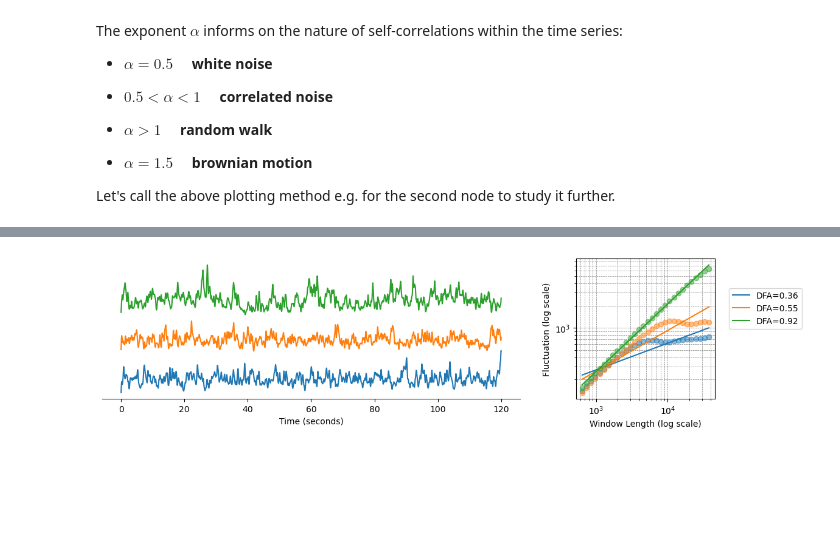
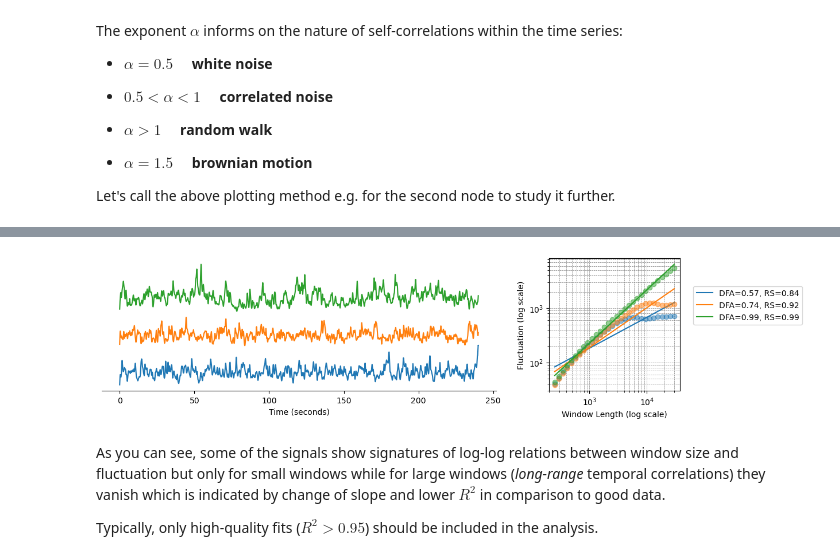
Before and after one commit to palvalab/crocopy, a Jupyter notebook: tutorials/analysis_criticality.ipynb, the cells around one changed output, grey strips where cells are left out. Cells and saved outputs as stored; diff of their text form; code cells hidden in the pictures; blank space fills up the shorter version.

```diff
--- a/tutorials/analysis_criticality.ipynb
+++ b/tutorials/analysis_criticality.ipynb
@@ -30,8 +32,8 @@ data_broadband, data_labels, data_info = load_example_data(max_time=300)
 # %%
-data_filt = crosspy.preprocessing.signal.filter_data(data_broadband, sfreq=data_info['sfreq'], frequency=7.8, omega=5.0, n_jobs='cuda')
+data_filt = crosspy.preprocessing.signal.filter_data(data_broadband, sfreq=data_obj_ec.info['sfreq'], frequency=10.0, omega=5.0, n_jobs='cuda')
 data_envelope = np.abs(data_filt)
 # %%
-samples_per_cycle = data_info['sfreq']/7.8
+samples_per_cycle = data_obj_ec.info['sfreq']/10.0
 
 window_lengths = np.geomspace(int(10*samples_per_cycle), data_envelope.shape[-1]//4, 30)
 dfa_res = crosspy.observables.criticality.lrtc.compute_dfa(data_envelope, window_lengths, method='fft')
@@ -40,7 +42,7 @@ We can now utilize the fluctuation function <span style="color:#85C1E9">fluct</s
 
 We plot fluctuation function <span style="color:#85C1E9">fluct</span> as a function of our earlier generated <span style="color:#85C1E9">window_lengths</span> and set logarithmic axes. Additionally we add a trendline to the plot.
 # %%
-def plot_DFA_fluctuation(window_lengths, fluct, nodes_list=list(), ax=None):
+def plot_DFA_fluctuation(window_lengths, fluct, nodes_list=list(), ax=None, r_squared=None):
     #selecting the row corresponding to the node_number of interest
     if ax is None:
         fig, ax = plt.subplots(figsize=(5,4))
@@ -50,7 +52,6 @@ def plot_DFA_fluctuation(window_lengths, fluct, nodes_list=list(), ax=None):
 
         ax.plot(window_lengths, fluct[node_number], marker='o', linestyle='', color=f'C{idx}', alpha=0.5)
 
-
         #linear regression of logarithmic values
         log_window_lengths = np.log10(window_lengths) #log10 of window_lengths
         log_selected_fluct = np.log10(fluct[node_number]) #log10 of fluctuation value of node of interest
@@ -59,7 +60,13 @@ def plot_DFA_fluctuation(window_lengths, fluct, nodes_list=list(), ax=None):
         #calculating trendline and plotting it
         trendline_x = np.linspace(min(log_window_lengths), max(log_window_lengths), 100)
         trendline_y = slope * trendline_x + intercept
-        ax.plot(10**trendline_x, 10**trendline_y, color=f'C{idx}', label=f'DFA={slope:.2f}') #converting from logarithmic scale to original scale and plotting
+
+        label = f'DFA={slope:.2f}'
+
+        if not(r_squared is None):
+            label += f', RS={r_squared[idx]:.2f}'
+
+        ax.plot(10**trendline_x, 10**trendline_y, color=f'C{idx}', label=label) #converting from logarithmic scale to original scale and plotting
 
     ax.set_xscale('log')
     ax.set_yscale('log')
@@ -87,18 +94,20 @@ The exponent $\alpha$ informs on the nature of self-correlations within the time
 
 Let's call the above plotting method e.g. for the second node to study it further.
 # %%
-nodes_to_plot = np.abs((dfa_res.dfa_values[None] - np.array([0.5, 0.8])[:, None])).argmin(axis=-1)
-vis_ts = np.arange(60000)/data_info['sfreq']
+nodes_to_plot = np.abs((dfa_res.dfa_values[None] - np.array([0.5, 0.9])[:, None])).argmin(axis=-1)
+vis_ts = np.arange(60000)/data_obj_ec.info['sfreq']
 
 fig, axes = plt.subplots(figsize=(12,3), ncols=2,  gridspec_kw={'width_ratios': [4, 1]})
 
-axes[0].plot(vis_ts, data_envelope[nodes_to_plot, :60000].T.get() + np.arange(2)[None]*5)
+axes[0].plot(vis_ts, data_envelope[nodes_to_plot, :60000].T.get() + np.arange(2)[None]/90)
 
 plot_DFA_fluctuation(window_lengths, dfa_res.fluctuation, nodes_to_plot, ax=axes[1])
 
 axes[0].set_xlabel('Time (seconds)')
 axes[0].set_yticks([])
 
+axes[0].set_xlim([0, 240])
+
 for sp_name in ['top', 'left', 'right']:
     axes[0].spines[sp_name].set_visible(False)
 # %% [output]
@@ -108,20 +123,24 @@ test_data_envelope = np.load(os.path.join('demo_files', 'bad_dfa_fits_data.npy')
 
 dfa_res_bad = crosspy.observables.criticality.lrtc.compute_dfa(test_data_envelope, window_lengths, method='fft')
 # %%
-vis_ts = np.arange(60000)/data_info['sfreq']
+vis_ts = np.arange(60000)/250
 
 fig, axes = plt.subplots(figsize=(13,3), ncols=2,  gridspec_kw={'width_ratios': [3, 1]})
 
 axes[0].plot(vis_ts, test_data_envelope[:, :60000].T + np.arange(3)[None]*15)
 
-plot_DFA_fluctuation(window_lengths, dfa_res_bad.fluctuation, [0,1,2], ax=axes[1])
+plot_DFA_fluctuation(window_lengths, dfa_res_bad.fluctuation, [0,1,2], ax=axes[1], r_squared=dfa_res_bad.r_squared)
 
 axes[0].set_xlabel('Time (seconds)')
 axes[0].set_yticks([])
 
 axes[1].legend(loc=[1.1,0.5])
 
 for sp_name in ['top', 'left', 'right']:
     axes[0].spines[sp_name].set_visible(False)
 # %% [output]
-[figure, old version]
+[figure, new version]
+# %% [markdown]
+As you can see, some of the signals show signatures of log-log relations between window size and fluctuation but only for small windows while for large windows (*long-range* temporal correlations) they vanish which is indicated by change of slope and lower $R^2$ in comparison to good data.
+
+Typically, only high-quality fits ($R^2 > 0.95$) should be included in the analysis.
```
Also changed, not shown: parts of 7 cells of this notebook, 2 other files.
